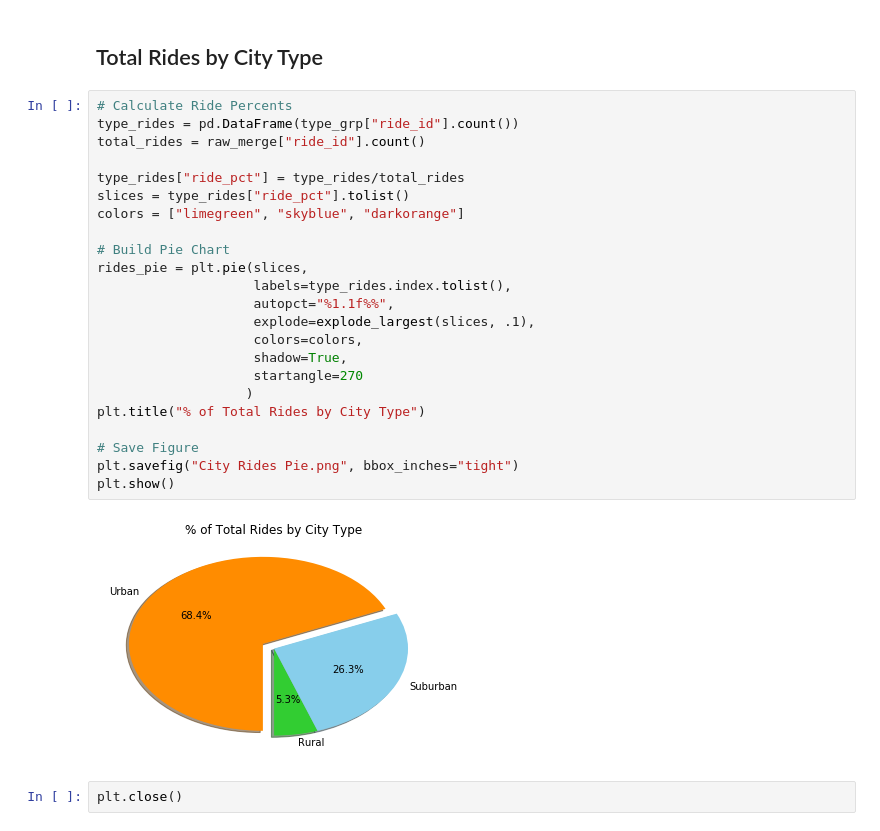
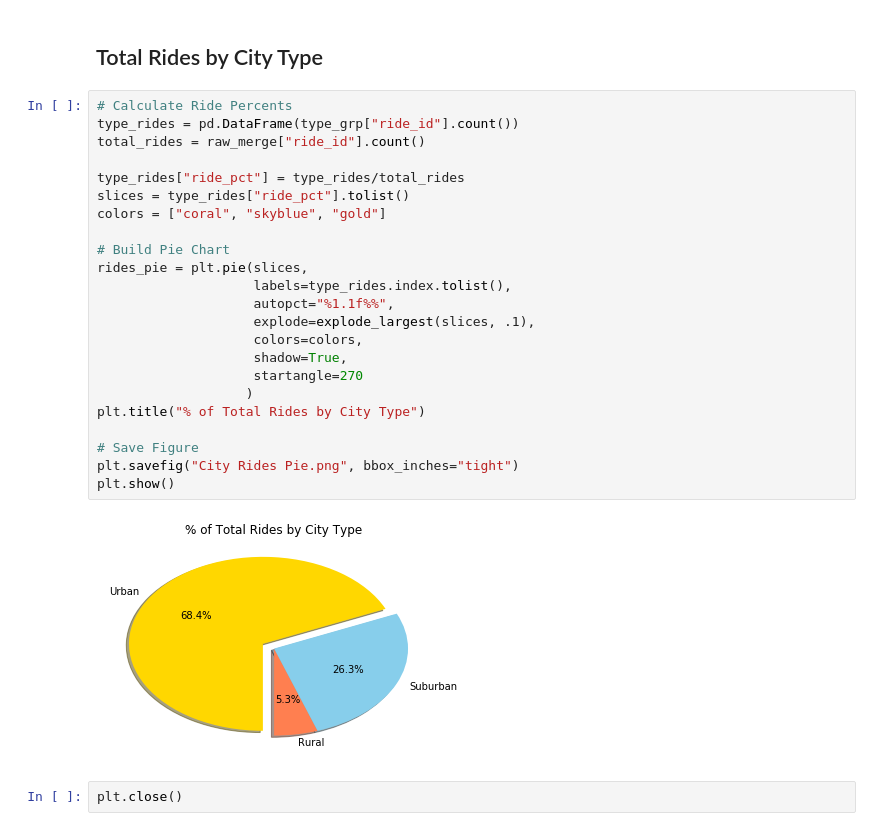
Before and after one commit to kychien/Rideshare_Analysis, a Jupyter notebook: rideshare_plot.ipynb, the cells around one changed output. Saved outputs shown, nothing was run; the diff lists cells and outputs as text.

Commit message:
Add files via upload
20180914 - Added plot by drivers.  Adjusted colors of charts to match that of the company's logo.

```diff
--- a/rideshare_plot.ipynb
+++ b/rideshare_plot.ipynb
@@ -166,28 +166,28 @@ plt.close()
 # %%
 # Calculate Ride Percents
 type_rides = pd.DataFrame(type_grp["ride_id"].count())
 total_rides = raw_merge["ride_id"].count()
 
 type_rides["ride_pct"] = type_rides/total_rides
 slices = type_rides["ride_pct"].tolist()
-colors = ["limegreen", "skyblue", "darkorange"]
+colors = ["coral", "skyblue", "gold"]
 
 # Build Pie Chart
 rides_pie = plt.pie(slices,
                     labels=type_rides.index.tolist(),
                     autopct="%1.1f%%",
                     explode=explode_largest(slices, .1),
                     colors=colors,
                     shadow=True,
                     startangle=270
                    )
 plt.title("% of Total Rides by City Type")
 
 # Save Figure
 plt.savefig("City Rides Pie.png", bbox_inches="tight")
 plt.show()
 # %% [output]
-[figure, old version]
+[figure, new version]
 # %%
 plt.close()
 # %% [markdown]
```
Also changed, not shown: parts of 5 cells of this notebook.
